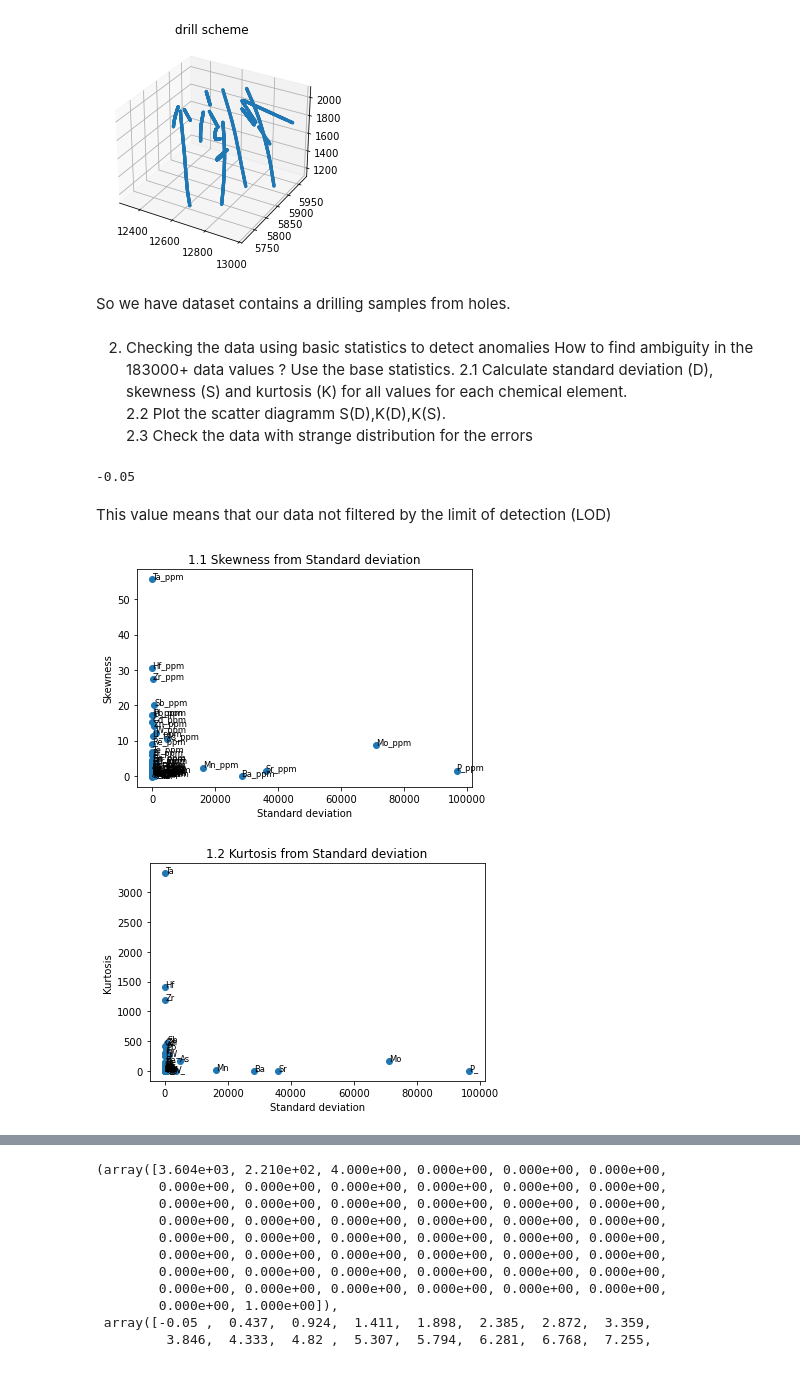
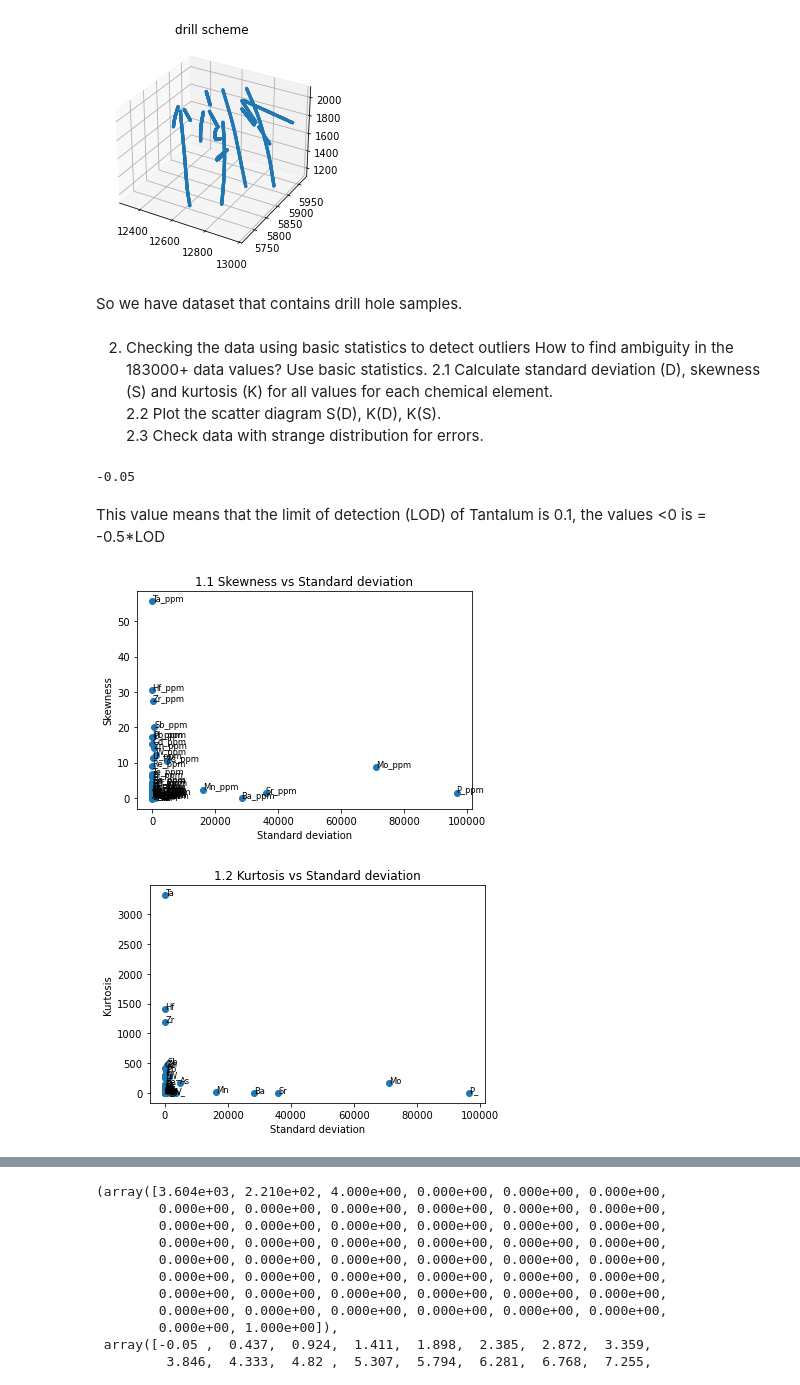
Before and after one commit to bmalakhov/geochem_EDA, a Jupyter notebook: geochem_test2.ipynb, the cells around one changed output, grey strips where cells are left out. Saved outputs shown, nothing was run; the diff lists cells and outputs as text; code cells hidden in the pictures.

```diff
--- a/geochem_test2.ipynb
+++ b/geochem_test2.ipynb
@@ -42,20 +42,20 @@ plt.show()
 # %% [output]
 [figure]
 # %% [markdown]
-So we have dataset contains a drilling samples from holes.
+So we have dataset that contains drill hole samples.
 # %% [markdown]
-2.  Checking the data using basic statistics to detect anomalies
-How to find ambiguity in the 183000+ data values ? Use the base statistics.
+2.  Checking the data using basic statistics to detect outliers
+How to find ambiguity in the 183000+ data values? Use basic statistics.
 2.1 Calculate standard deviation (D), skewness (S) and kurtosis (K) for all values for each chemical element.
-2.2 Plot the scatter diagramm S(D),K(D),K(S).
-2.3 Check the data with strange distribution for the errors
+2.2 Plot the scatter diagram S(D), K(D), K(S).
+2.3 Check data with strange distribution for errors.
 # %%
 #This dataset contains concentration values <0.
 min(ds['Ta_ppm'])
 # %% [output]
 -0.05
 # %% [markdown]
-This value means that our data not filtered by the limit of detection (LOD)
+This value means that the limit of detection (LOD) of Tantalum is 0.1, the values <0 is = -0.5*LOD
 # %%
 import numpy as np
 import math
@@ -89,23 +90,23 @@ for i in range(7,len(columns_list)):
 #    print( "{0} {1} {2} {3} ".format( name,m2,m3,m4 )  )
 # %%
 plt.scatter(disp_m2_list, assym_m3_list)
-plt.title('1.1 Skewness from Standard deviation')
+plt.title('1.1 Skewness vs Standard deviation')
 plt.xlabel('Standard deviation')
 plt.ylabel('Skewness')
 for i in range(0,len(disp_m2_list)):
     plt.text(disp_m2_list[i], assym_m3_list[i], columns_list_short[i][0:6], horizontalalignment='left', size='small', color='black')
 plt.show()
 # %% [output]
-[figure, old version]
+[figure, new version]
 # %%
 plt.scatter(disp_m2_list,  exce_m4_list)
-plt.title('1.2 Kurtosis from Standard deviation')
+plt.title('1.2 Kurtosis vs Standard deviation')
 plt.xlabel('Standard deviation')
 plt.ylabel('Kurtosis')
 for i in range(0,len(disp_m2_list)):
     plt.text(disp_m2_list[i], exce_m4_list[i], columns_list_short[i][0:2], horizontalalignment='left', size='small', color='black')
 plt.show()
 # %% [output]
-[figure, old version]
+[figure, new version]
 # %%
 plt.scatter(assym_m3_list,exce_m4_list)
```
Also changed, not shown: parts of 23 cells of this notebook, 2 other files.
